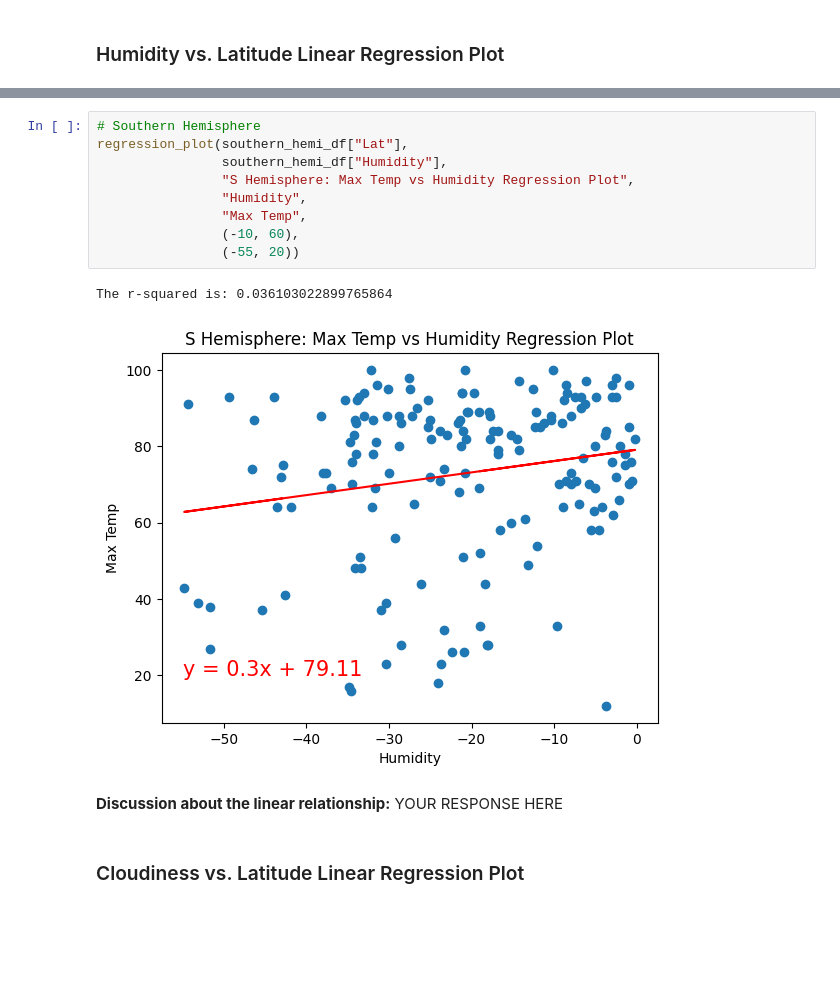
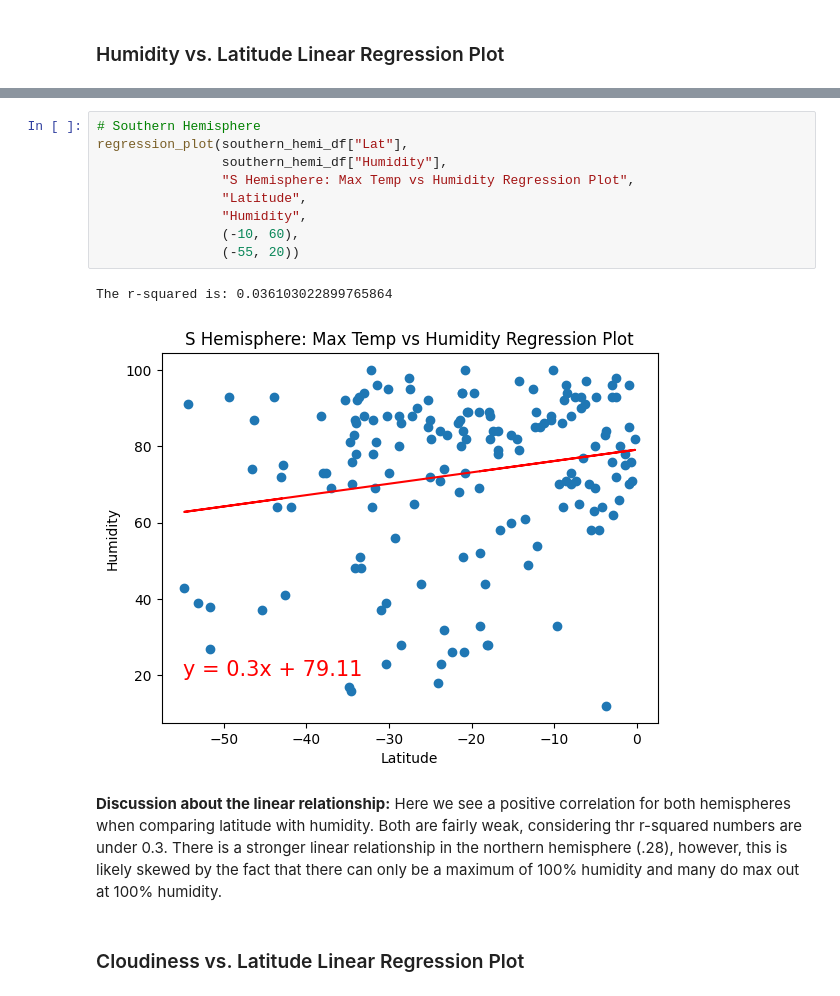
Before and after one commit to Ray-Marshal/python-api-challenge, a Jupyter notebook: Starter_Code/starter_code/Final_WeatherPy.ipynb, the cells around one changed output, grey strips where cells are left out. Saved outputs shown, nothing was run; the diff lists cells and outputs as text; blank space fills up the shorter version.

```diff
--- a/Starter_Code/starter_code/Final_WeatherPy.ipynb
+++ b/Starter_Code/starter_code/Final_WeatherPy.ipynb
@@ -359,17 +360,18 @@ The r-squared is: 0.2825387637350065
 # %%
 # Southern Hemisphere
 regression_plot(southern_hemi_df["Lat"],
                 southern_hemi_df["Humidity"],
                 "S Hemisphere: Max Temp vs Humidity Regression Plot",
+                "Latitude",
                 "Humidity",
-                "Max Temp",
                 (-10, 60),
                 (-55, 20))
 # %% [output]
 The r-squared is: 0.036103022899765864
-[figure, old version]
+[figure, new version]
-# %% [markdown]
-**Discussion about the linear relationship:** YOUR RESPONSE HERE
+# %% [markdown]
+**Discussion about the linear relationship:**
+Here we see a positive correlation for both hemispheres when comparing latitude with humidity. Both are fairly weak, considering thr r-squared numbers are under 0.3. There is a stronger linear relationship in the northern hemisphere (.28), however, this is likely skewed by the fact that there can only be a maximum of 100% humidity and many do max out at 100% humidity.
 # %% [markdown]
 ### Cloudiness vs. Latitude Linear Regression Plot
 # %%
```
Also changed, not shown: parts of 11 cells of this notebook.
